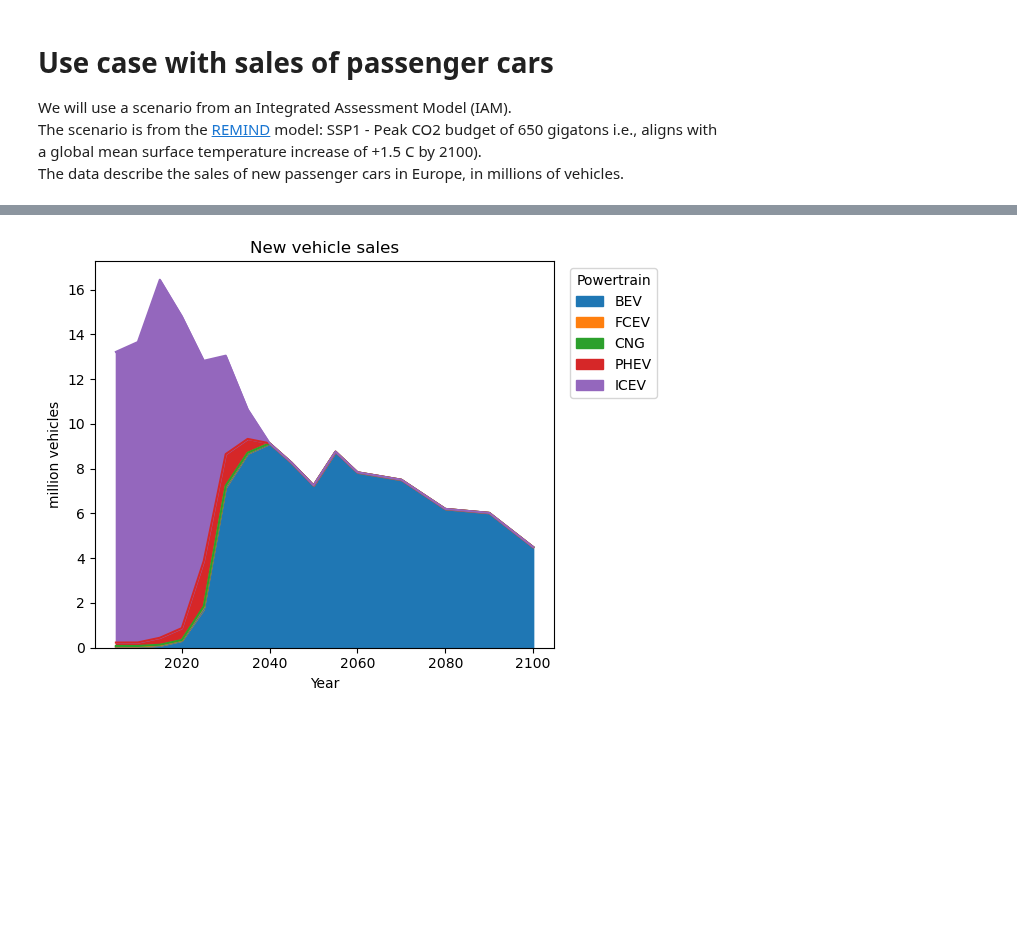
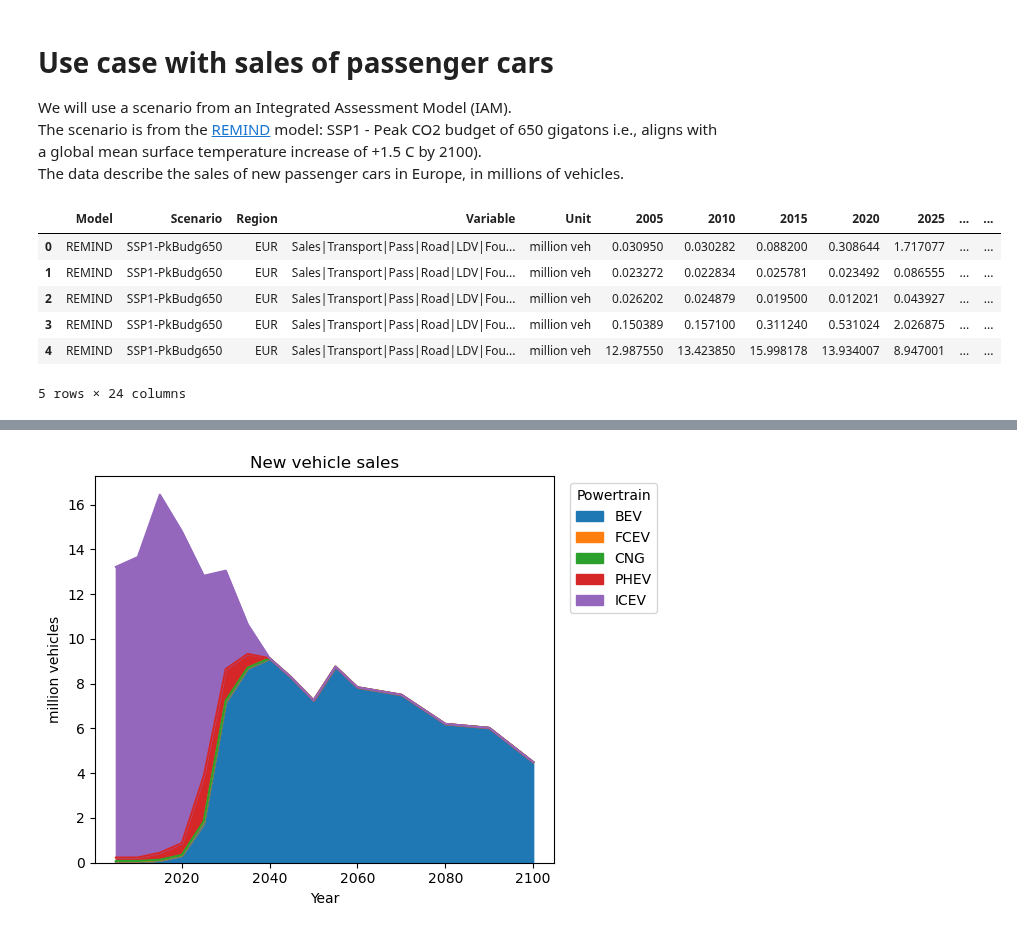
Before and after one commit to Laboratory-for-Energy-Systems-Analysis/edges, a Jupyter notebook: examples/autumn school 2025/cars example.ipynb, the cells around one changed output, grey strips where cells are left out. Cells and saved outputs as stored; diff of their text form; code cells hidden in the pictures; blank space fills up the shorter version.

```diff
--- a/examples/autumn school 2025/cars example.ipynb
+++ b/examples/autumn school 2025/cars example.ipynb
@@ -172,4 +176,14 @@ The scenario is from the [REMIND](https://www.pik-potsdam.de/en/institute/depart
 The data describe the sales of new passenger cars in Europe, in millions of vehicles.
 # %%
 sales = pd.read_excel("vehicle_sales.xlsx")
+# %%
+sales
+# %% [output]
+|  | Model | Scenario | Region | Variable | Unit | 2005 | 2010 | 2015 | 2020 | 2025 | ... | ... |
+| 0 | REMIND | SSP1-PkBudg650 | EUR | Sales|Transport|Pass|Road|LDV|Fou... | million veh | 0.030950 | 0.030282 | 0.088200 | 0.308644 | 1.717077 | ... | ... |
+| 1 | REMIND | SSP1-PkBudg650 | EUR | Sales|Transport|Pass|Road|LDV|Fou... | million veh | 0.023272 | 0.022834 | 0.025781 | 0.023492 | 0.086555 | ... | ... |
+| 2 | REMIND | SSP1-PkBudg650 | EUR | Sales|Transport|Pass|Road|LDV|Fou... | million veh | 0.026202 | 0.024879 | 0.019500 | 0.012021 | 0.043927 | ... | ... |
+| 3 | REMIND | SSP1-PkBudg650 | EUR | Sales|Transport|Pass|Road|LDV|Fou... | million veh | 0.150389 | 0.157100 | 0.311240 | 0.531024 | 2.026875 | ... | ... |
+| 4 | REMIND | SSP1-PkBudg650 | EUR | Sales|Transport|Pass|Road|LDV|Fou... | million veh | 12.987550 | 13.423850 | 15.998178 | 13.934007 | 8.947001 | ... | ... |
+5 rows × 24 columns
 # %%
```
Also changed, not shown: parts of 12 cells of this notebook, 3 other files.
